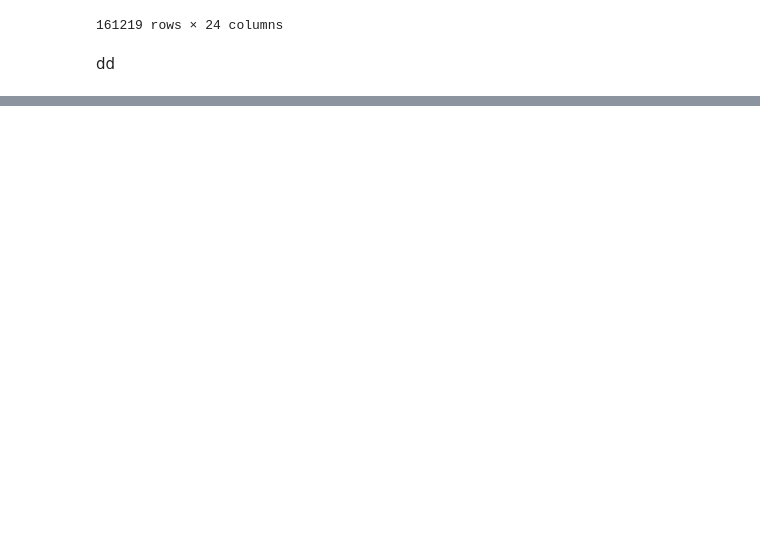
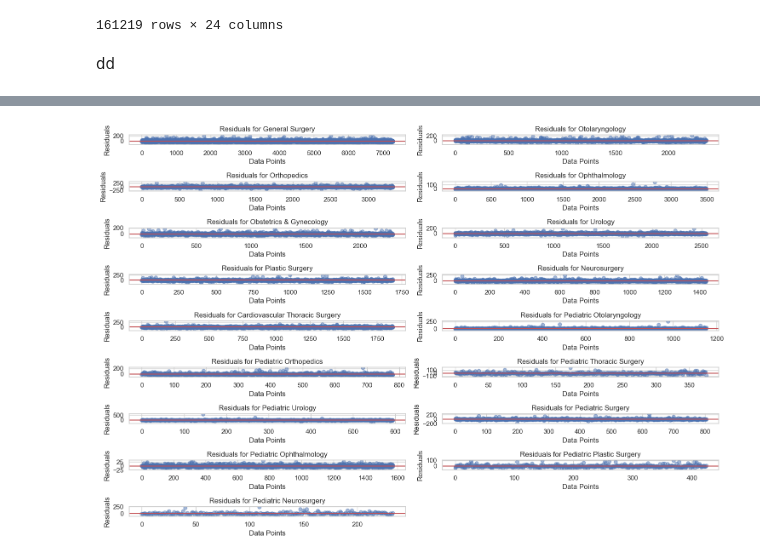
Before and after one commit to devguno/Surgical-Duration-Prediction, a Jupyter notebook: modeling.ipynb, the cells around one changed output, grey strips where cells are left out. Drawn from its saved outputs; the diff is of its cells as text; code cells hidden in the pictures; blank space fills up the shorter version.

```diff
--- a/modeling.ipynb
+++ b/modeling.ipynb
@@ -28,0 +277,24 @@ dd
+# %%
+# Filtering out departments with very few data points
+# Setting a threshold for minimum data points required for reliable model training
+min_data_points = 30
+filtered_departments = {dept: df for dept, df in department_dfs.items() if len(df) >= min_data_points}
+
+# Preprocessing the data for each department
+processed_data = {}
+for dept, dept_df in filtered_departments.items():
+    X, y = preprocess_data(dept_df)
+    X_train, X_test, y_train, y_test = train_test_split(X, y, test_size=0.2, random_state=42)
+    processed_data[dept] = (X_train, X_test, y_train, y_test)
+
+# Training a Random Forest model for each department and evaluating performance
+model_performance = {}
+for dept, (X_train, X_test, y_train, y_test) in processed_data.items():
+    model = RandomForestRegressor(random_state=42)
+    model.fit(X_train, y_train)
+    y_pred = model.predict(X_test)
+    mae = mean_absolute_error(y_test, y_pred)
+    rmse = np.sqrt(mean_squared_error(y_test, y_pred))
+    model_performance[dept] = (mae, rmse)
+
+model_performance
@@ -28,0 +336,23 @@ dd
+# %%
+# Correcting the approach to calculate and plot residuals
+residuals_corrected = {}
+for dept, (X_test, y_test) in test_data.items():
+    model = RandomForestRegressor(random_state=42)
+    model.fit(X_test, y_test)  # Refitting the model on the test set for simplicity
+    y_pred = model.predict(X_test)
+    residuals_corrected[dept] = y_test - y_pred
+
+# Plotting residuals for each department
+plt.figure(figsize=(15, 10))
+for i, (dept, residual) in enumerate(residuals_corrected.items()):
+    plt.subplot(len(residuals_corrected) // 2 + len(residuals_corrected) % 2, 2, i + 1)
+    plt.scatter(range(len(residual)), residual, alpha=0.5)
+    plt.title(f'Residuals for {dept}')
+    plt.xlabel('Data Points')
+    plt.ylabel('Residuals')
+    plt.axhline(y=0, color='r', linestyle='-')
+
+plt.tight_layout()
+plt.show()
+# %% [output]
+[figure, added]
```
Also changed, not shown: parts of 9 cells of this notebook, 1 other file.
